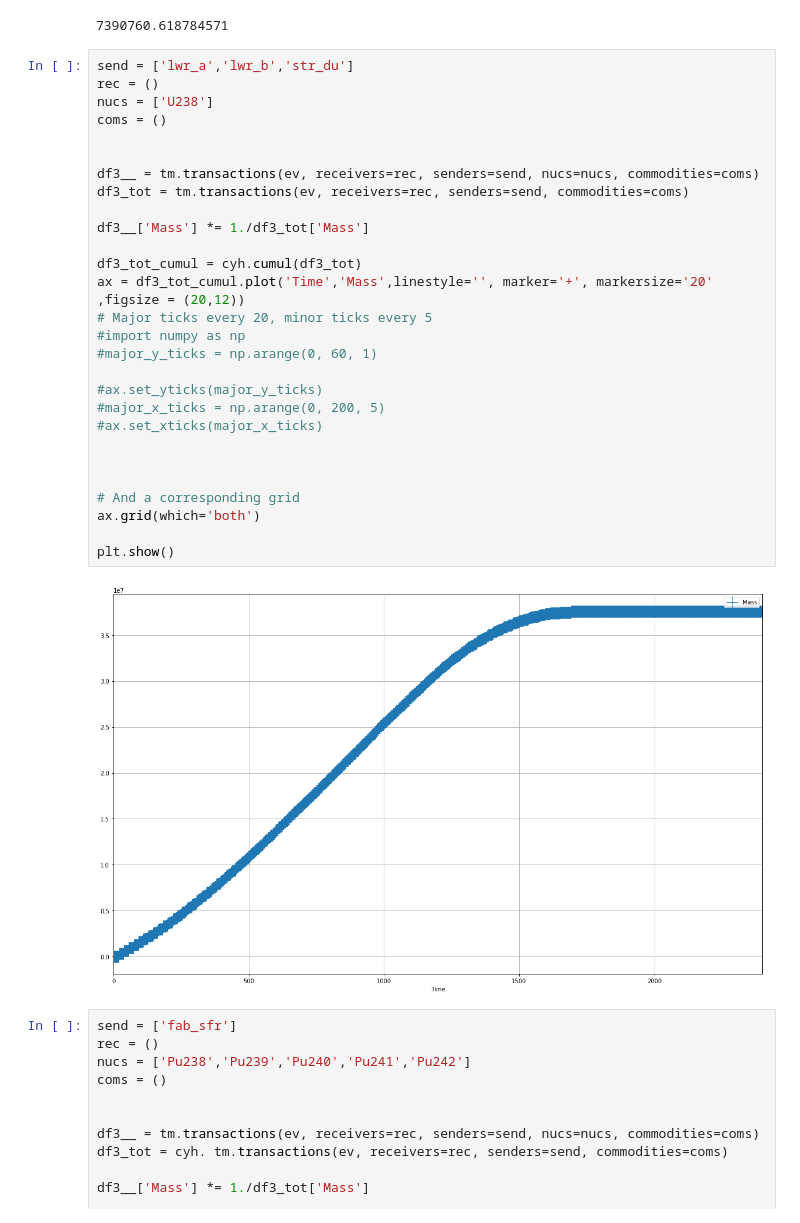
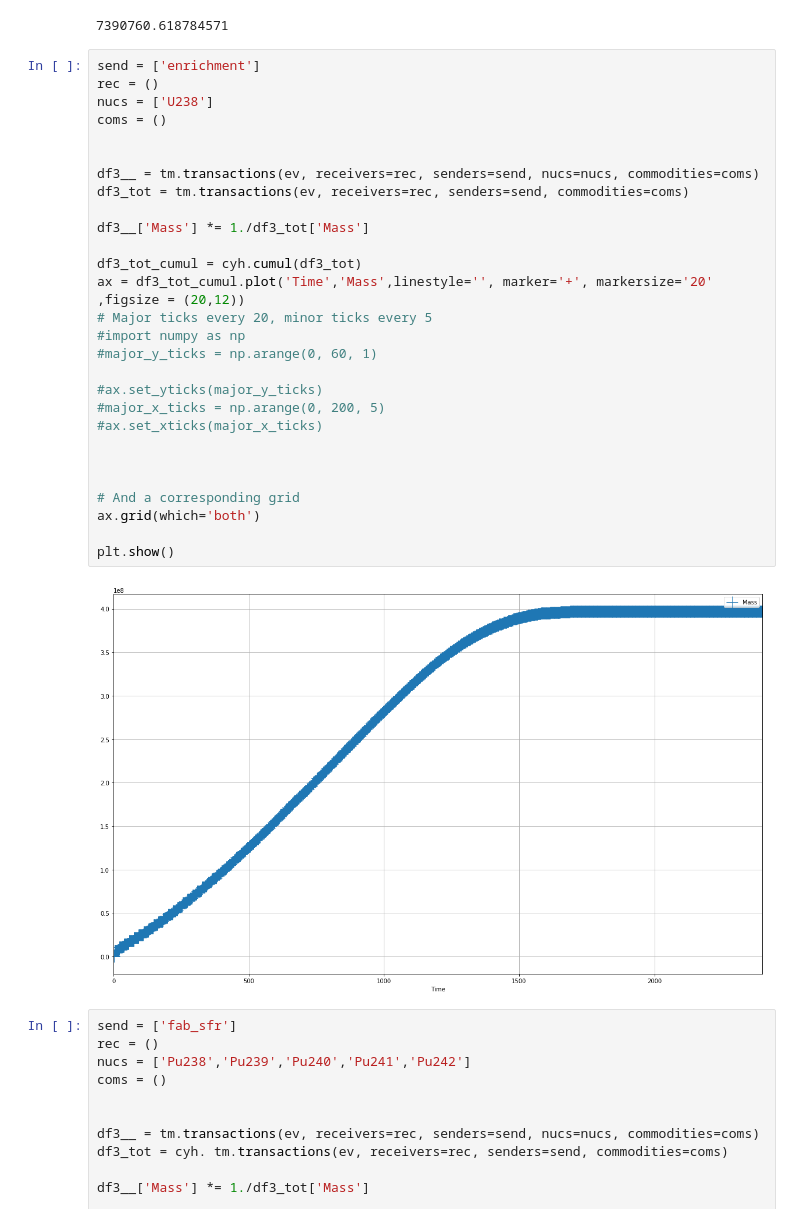
Before and after one commit to bam241/cvt_functionnal_uncertainty, a Jupyter notebook: analysis.ipynb, the cells around one changed output. Saved outputs shown, nothing was run; the diff lists cells and outputs as text.

```diff
--- a/analysis.ipynb
+++ b/analysis.ipynb
@@ -167,35 +167,35 @@ df3_['Mass'].sum()
 # %% [output]
 7390760.618784571
 # %%
-send = ['lwr_a','lwr_b','str_du']
+send = ['enrichment']
 rec = ()
 nucs = ['U238']
 coms = ()
 
 
 df3__ = tm.transactions(ev, receivers=rec, senders=send, nucs=nucs, commodities=coms)
 df3_tot = tm.transactions(ev, receivers=rec, senders=send, commodities=coms)
 
 df3__['Mass'] *= 1./df3_tot['Mass']
 
 df3_tot_cumul = cyh.cumul(df3_tot)
 ax = df3_tot_cumul.plot('Time','Mass',linestyle='', marker='+', markersize='20' ,figsize = (20,12))
 # Major ticks every 20, minor ticks every 5
 #import numpy as np
 #major_y_ticks = np.arange(0, 60, 1)
 
 #ax.set_yticks(major_y_ticks)
 #major_x_ticks = np.arange(0, 200, 5)
 #ax.set_xticks(major_x_ticks)
 
 
 
 # And a corresponding grid
 ax.grid(which='both')
 
 plt.show()
 # %% [output]
-[figure, old version]
+[figure, new version]
 # %%
 send = ['fab_sfr']
 rec = ()
```
Also changed, not shown: 11 other files.
